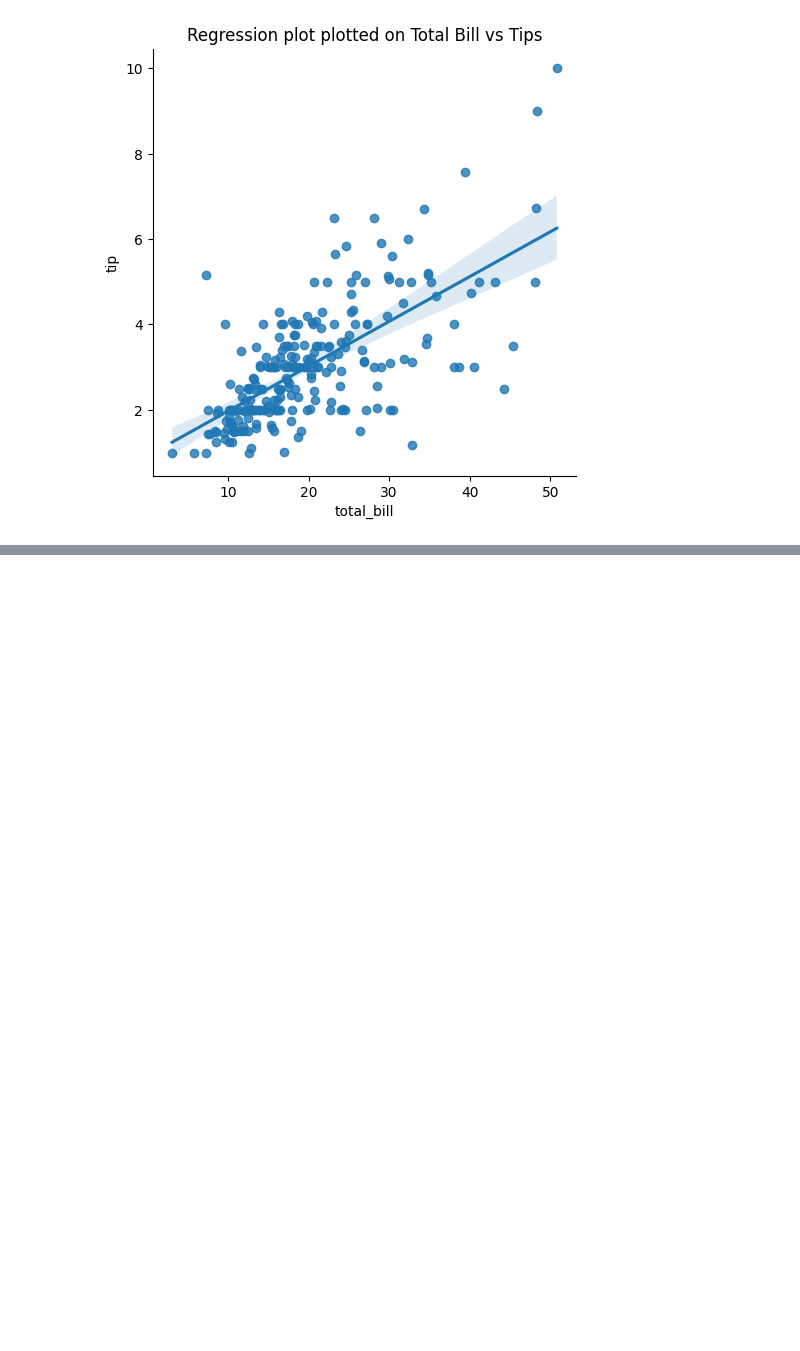
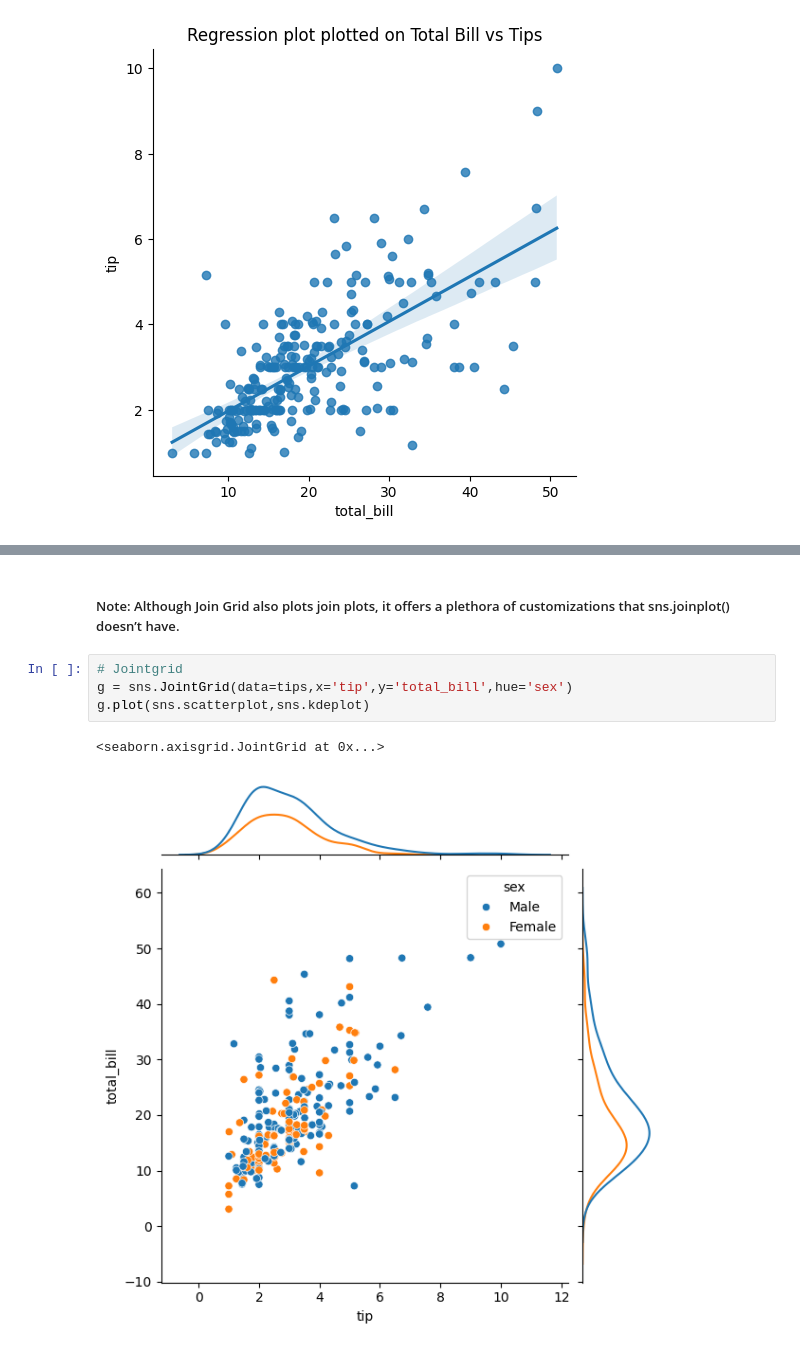
Before and after one commit to jedesai/Data-Visualization, a Jupyter notebook: Seaborn/vis.ipynb, the cells around one changed output, grey strips where cells are left out. Saved outputs shown, nothing was run; the diff lists cells and outputs as text; blank space fills up the shorter version.

```diff
--- a/Seaborn/vis.ipynb
+++ b/Seaborn/vis.ipynb
@@ -377,0 +444,9 @@ Text(0.5, 1.0, 'Regression plot plotted on Total Bill vs Tips')
+# %% [markdown]
+##### Note: Although Join Grid also plots join plots, it offers a plethora of customizations that sns.joinplot() doesn’t have.
+# %%
+# Jointgrid
+g = sns.JointGrid(data=tips,x='tip',y='total_bill',hue='sex')
+g.plot(sns.scatterplot,sns.kdeplot)
+# %% [output]
+<seaborn.axisgrid.JointGrid at 0x...>
+[figure, added]
```
Also changed, not shown: parts of 27 cells of this notebook, 2 other files.
